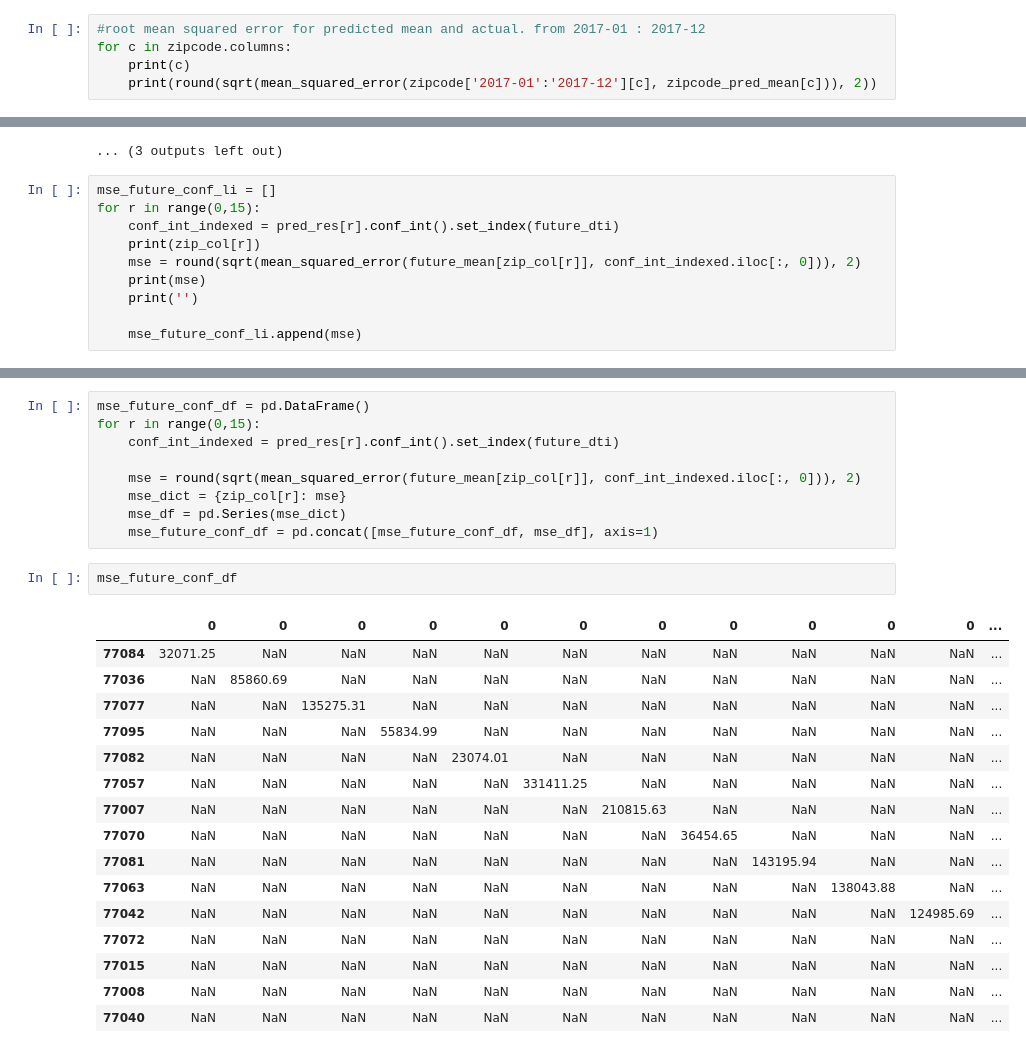
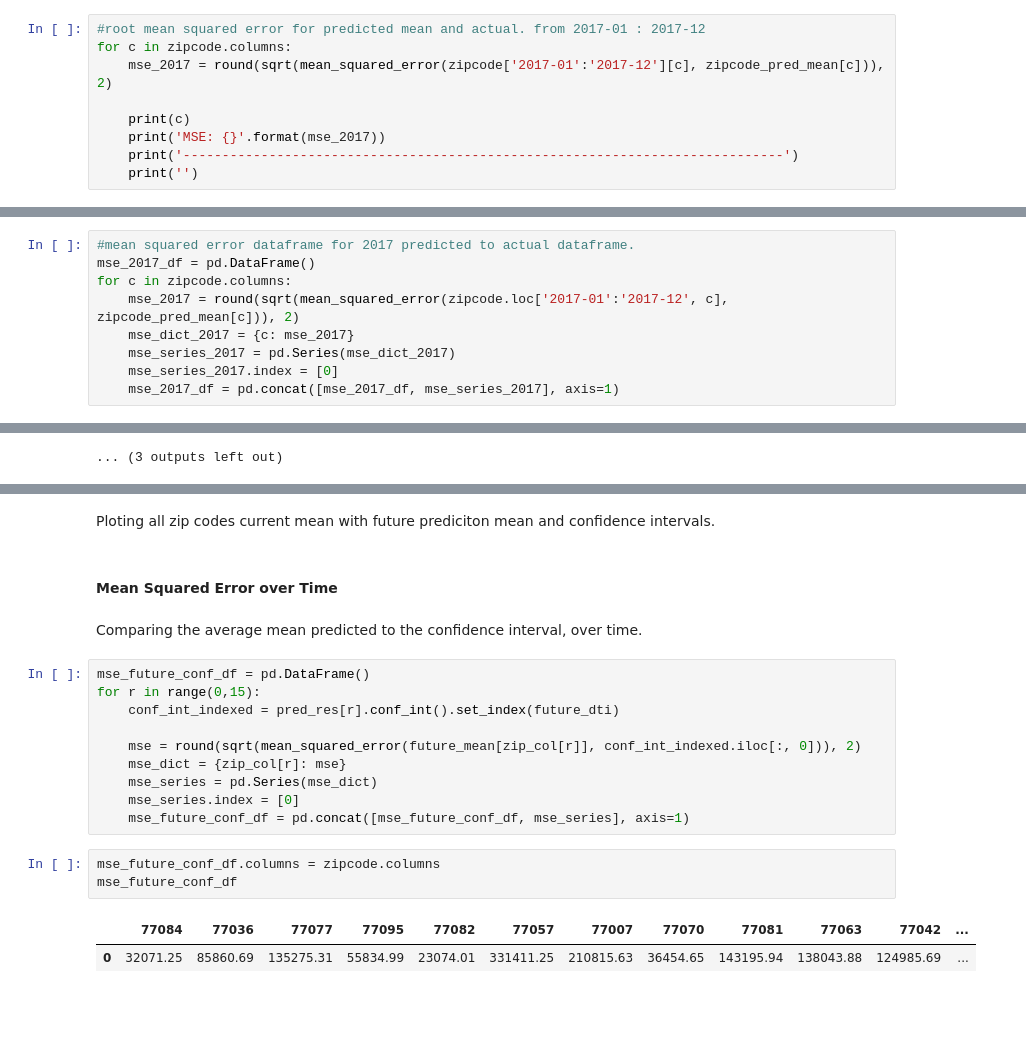
Before and after one commit to Blue723/Housing_Time_Series, a Jupyter notebook: Time_Series_notebook.ipynb, the cells around one changed output, grey strips where cells are left out. Drawn from its saved outputs; the diff is of its cells as text; blank space fills up the shorter version.

```diff
--- a/Time_Series_notebook.ipynb
+++ b/Time_Series_notebook.ipynb
@@ -369,7 +378,11 @@ zipcode_pred_mean
 # %%
 #root mean squared error for predicted mean and actual. from 2017-01 : 2017-12
 for c in zipcode.columns:
+    mse_2017 = round(sqrt(mean_squared_error(zipcode['2017-01':'2017-12'][c], zipcode_pred_mean[c])), 2)
+
     print(c)
-    print(round(sqrt(mean_squared_error(zipcode['2017-01':'2017-12'][c], zipcode_pred_mean[c])), 2))
+    print('MSE: {}'.format(mse_2017))
+    print('-----------------------------------------------------------------------------')
+    print('')
 # %% [output]
 77084
@@ -391,0 +407,9 @@ for c in zipcode.columns:
+# %%
+#mean squared error dataframe for 2017 predicted to actual dataframe.
+mse_2017_df = pd.DataFrame()
+for c in zipcode.columns:
+    mse_2017 = round(sqrt(mean_squared_error(zipcode.loc['2017-01':'2017-12', c], zipcode_pred_mean[c])), 2)
+    mse_dict_2017 = {c: mse_2017}
+    mse_series_2017 = pd.Series(mse_dict_2017)
+    mse_series_2017.index = [0]
+    mse_2017_df = pd.concat([mse_2017_df, mse_series_2017], axis=1)
@@ -489,13 +544,3 @@ for r in range(0,15):
 [figure]
 [figure]
 ... (3 outputs left out)
-# %%
-mse_future_conf_li = []
-for r in range(0,15):
-    conf_int_indexed = pred_res[r].conf_int().set_index(future_dti)
-    print(zip_col[r])
-    mse = round(sqrt(mean_squared_error(future_mean[zip_col[r]], conf_int_indexed.iloc[:, 0])), 2)
-    print(mse)
-    print('')
-
-    mse_future_conf_li.append(mse)
@@ -520,3 +547,9 @@ for r in range(0,15):
+# %% [markdown]
+Ploting all zip codes current mean with future prediciton mean and confidence intervals.
+# %% [markdown]
+#### Mean Squared Error over Time
+# %% [markdown]
+Comparing the average mean predicted to the confidence interval, over time.
 # %%
 mse_future_conf_df = pd.DataFrame()
 for r in range(0,15):
@@ -524,24 +557,12 @@ for r in range(0,15):
 
     mse = round(sqrt(mean_squared_error(future_mean[zip_col[r]], conf_int_indexed.iloc[:, 0])), 2)
     mse_dict = {zip_col[r]: mse}
-    mse_df = pd.Series(mse_dict)
-    mse_future_conf_df = pd.concat([mse_future_conf_df, mse_df], axis=1)
+    mse_series = pd.Series(mse_dict)
+    mse_series.index = [0]
+    mse_future_conf_df = pd.concat([mse_future_conf_df, mse_series], axis=1)
 # %%
+mse_future_conf_df.columns = zipcode.columns
 mse_future_conf_df
 # %% [output]
-|  | 0 | 0 | 0 | 0 | 0 | 0 | 0 | 0 | 0 | 0 | 0 | ... |
-| 77084 | 32071.25 | NaN | NaN | NaN | NaN | NaN | NaN | NaN | NaN | NaN | NaN | ... |
-| 77036 | NaN | 85860.69 | NaN | NaN | NaN | NaN | NaN | NaN | NaN | NaN | NaN | ... |
-| 77077 | NaN | NaN | 135275.31 | NaN | NaN | NaN | NaN | NaN | NaN | NaN | NaN | ... |
-| 77095 | NaN | NaN | NaN | 55834.99 | NaN | NaN | NaN | NaN | NaN | NaN | NaN | ... |
-| 77082 | NaN | NaN | NaN | NaN | 23074.01 | NaN | NaN | NaN | NaN | NaN | NaN | ... |
-| 77057 | NaN | NaN | NaN | NaN | NaN | 331411.25 | NaN | NaN | NaN | NaN | NaN | ... |
-| 77007 | NaN | NaN | NaN | NaN | NaN | NaN | 210815.63 | NaN | NaN | NaN | NaN | ... |
-| 77070 | NaN | NaN | NaN | NaN | NaN | NaN | NaN | 36454.65 | NaN | NaN | NaN | ... |
-| 77081 | NaN | NaN | NaN | NaN | NaN | NaN | NaN | NaN | 143195.94 | NaN | NaN | ... |
-| 77063 | NaN | NaN | NaN | NaN | NaN | NaN | NaN | NaN | NaN | 138043.88 | NaN | ... |
-| 77042 | NaN | NaN | NaN | NaN | NaN | NaN | NaN | NaN | NaN | NaN | 124985.69 | ... |
-| 77072 | NaN | NaN | NaN | NaN | NaN | NaN | NaN | NaN | NaN | NaN | NaN | ... |
-| 77015 | NaN | NaN | NaN | NaN | NaN | NaN | NaN | NaN | NaN | NaN | NaN | ... |
-| 77008 | NaN | NaN | NaN | NaN | NaN | NaN | NaN | NaN | NaN | NaN | NaN | ... |
-| 77040 | NaN | NaN | NaN | NaN | NaN | NaN | NaN | NaN | NaN | NaN | NaN | ... |
+|  | 77084 | 77036 | 77077 | 77095 | 77082 | 77057 | 77007 | 77070 | 77081 | 77063 | 77042 | ... |
+| 0 | 32071.25 | 85860.69 | 135275.31 | 55834.99 | 23074.01 | 331411.25 | 210815.63 | 36454.65 | 143195.94 | 138043.88 | 124985.69 | ... |
```
Also changed, not shown: parts of 31 cells of this notebook, 7 other files.
